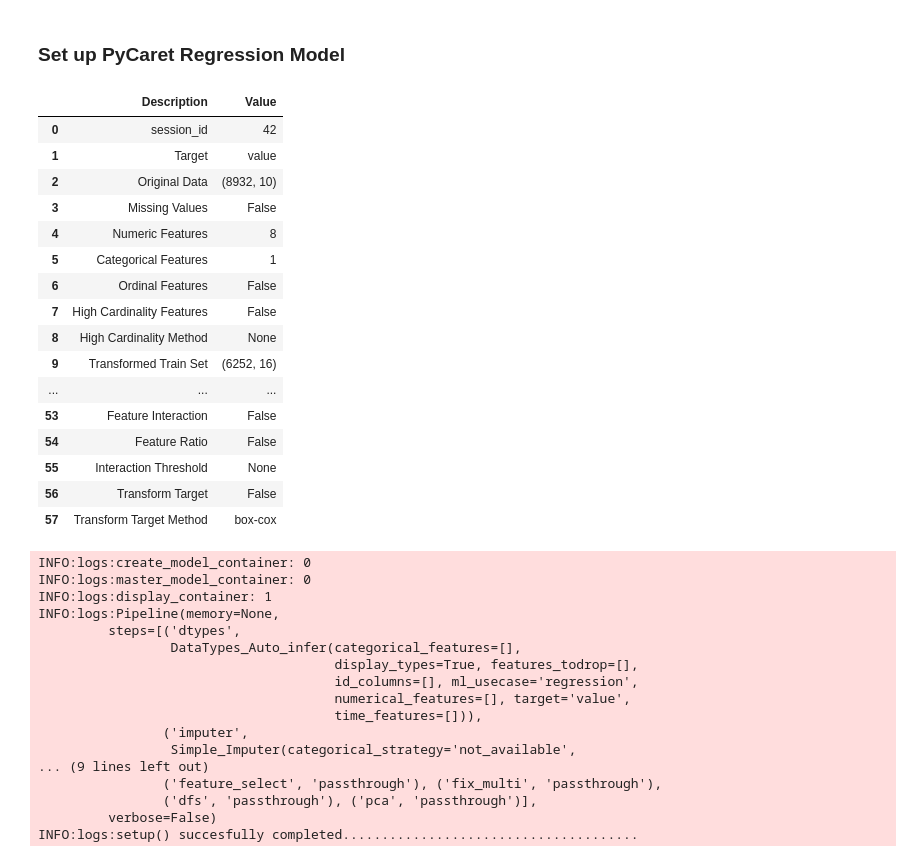
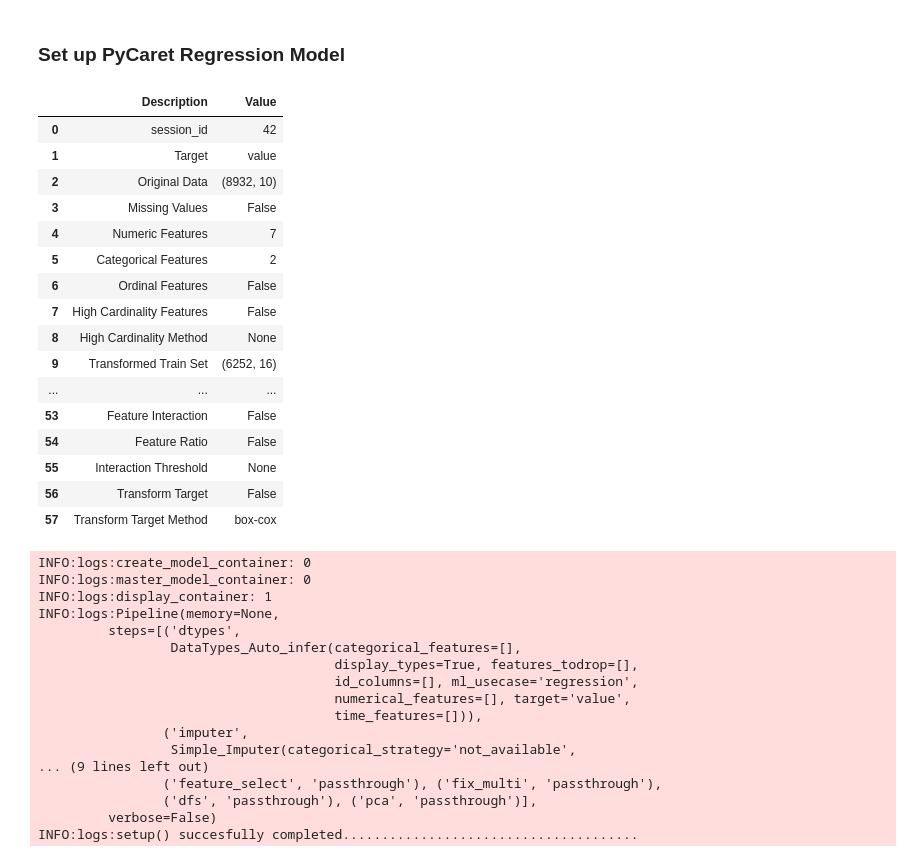
Before and after one commit to querkowe/fifa-pay-prediction, a Jupyter notebook: 03_work_code/Querkowe/pycaret_prediction.ipynb, the cells around one changed output. Saved outputs shown, nothing was run; the diff lists cells and outputs as text; code cells hidden in the pictures.

```diff
--- a/03_work_code/Querkowe/pycaret_prediction.ipynb
+++ b/03_work_code/Querkowe/pycaret_prediction.ipynb
@@ -67,9 +67,10 @@ train_data['contract_until'] = train_data['contract_until'].apply(func)
 # 문자형 변수 label 인코딩 진행
 train_data['continent'] = train_data['continent'].astype('category').cat.codes
 train_data['position'] = train_data['position'].astype('category').cat.codes
-train_data['prefer_foot'] = train_data['prefer_foot'].astype('category').cat.codes
 # %%
+minmax_data = train_data.copy()
+
 minmax_features = ['reputation', 'stat_overall', 'stat_potential', 'stat_skill_moves']
 minmax_transformer = MinMaxScaler() # StandardScaler() # RobustScaler()
 
-train_data[minmax_features] = minmax_transformer.fit_transform(train_data[minmax_features])
+minmax_data[minmax_features] = minmax_transformer.fit_transform(minmax_data[minmax_features])
@@ -76,17 +91,17 @@ train_data[minmax_features] = minmax_transformer.fit_transform(train_data[minmax
 # %% [markdown]
 ### Set up PyCaret Regression Model
 # %%
-model = regression.setup(data=train_data[train_data.keys().drop(['id', 'name'])],
+minmax_model = regression.setup(data=minmax_data[minmax_data.keys().drop(['id', 'name'])],
               target='value',
               session_id=42) # Random seed
 # %% [output]
 |  | Description | Value |
 | 0 | session_id | 42 |
 | 1 | Target | value |
 | 2 | Original Data | (8932, 10) |
 | 3 | Missing Values | False |
-| 4 | Numeric Features | 8 |
-| 5 | Categorical Features | 1 |
+| 4 | Numeric Features | 7 |
+| 5 | Categorical Features | 2 |
 | 6 | Ordinal Features | False |
 | 7 | High Cardinality Features | False |
 | 8 | High Cardinality Method | None |
```
Also changed, not shown: parts of 23 cells of this notebook.
